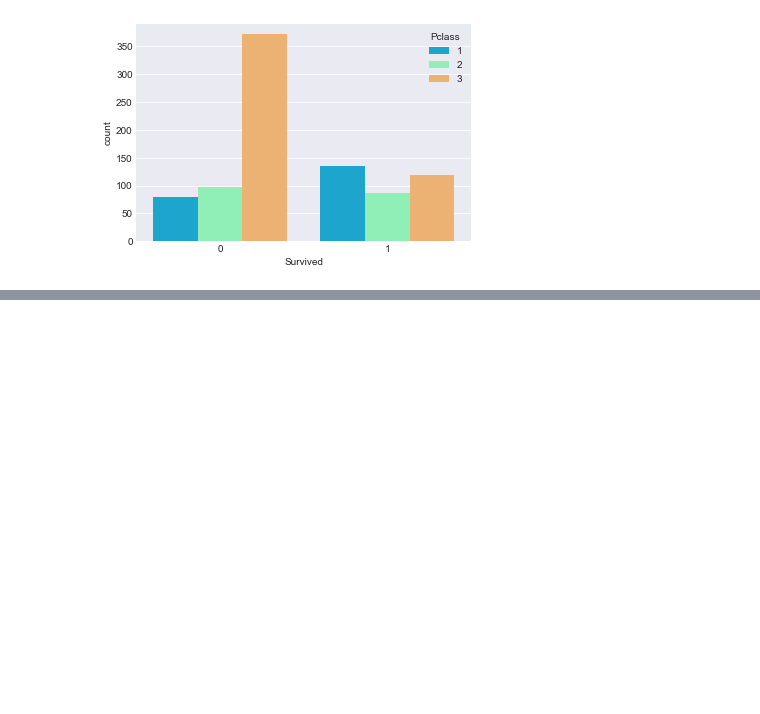
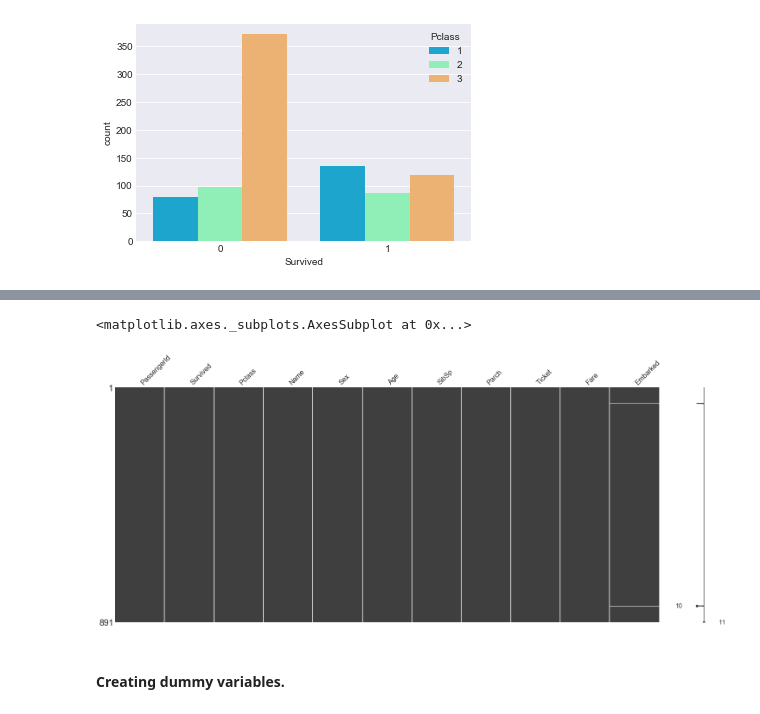
Before and after one commit to genegambit/iPython_Notebooks_MachineLearning, a Jupyter notebook: Titanic_Logistic_Regression.ipynb, the cells around one changed output, grey strips where cells are left out. Cells and saved outputs as stored; diff of their text form; code cells hidden in the pictures; blank space fills up the shorter version.

```diff
--- a/Titanic_Logistic_Regression.ipynb
+++ b/Titanic_Logistic_Regression.ipynb
@@ -116,0 +162,7 @@ data['Age'].hist(bins = 30, color = 'darkre', alpha = 0.8)
+# %%
+ms.matrix(data)
+# %% [output]
+<matplotlib.axes._subplots.AxesSubplot at 0x...>
+[figure, added]
+# %% [markdown]
+#### Creating dummy variables.
```
Also changed, not shown: parts of 36 cells of this notebook, 1 other file.
